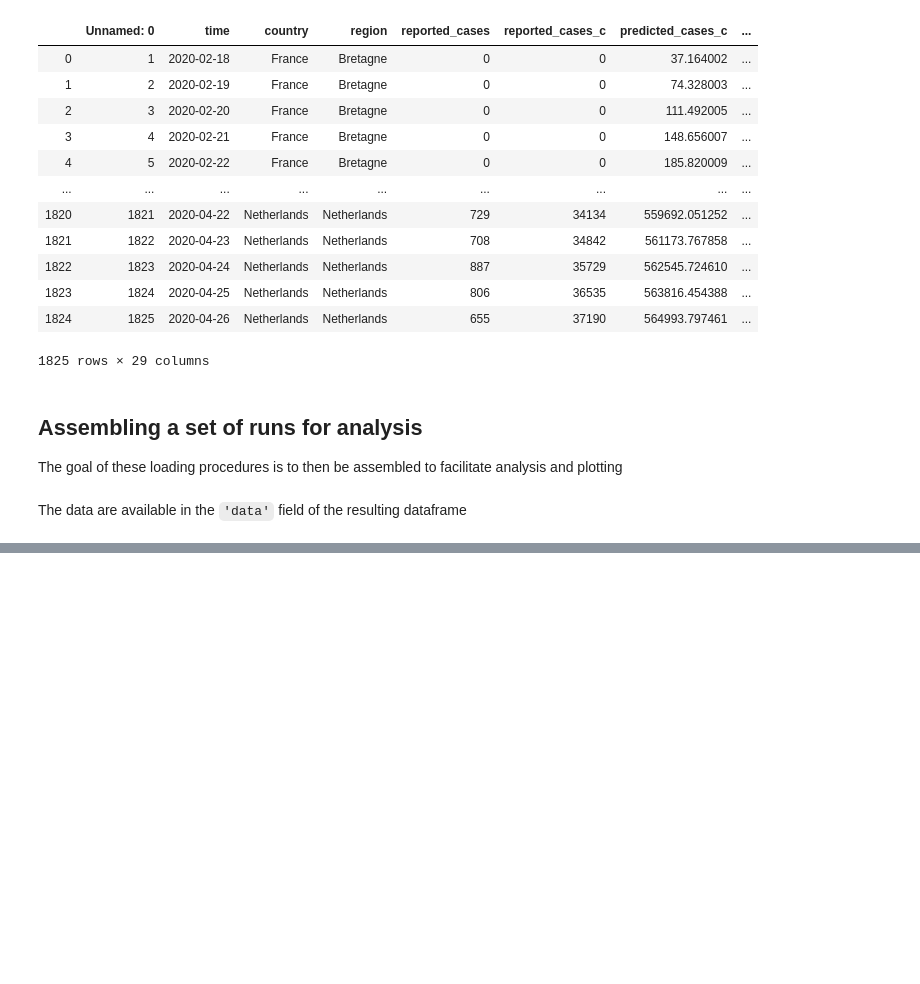
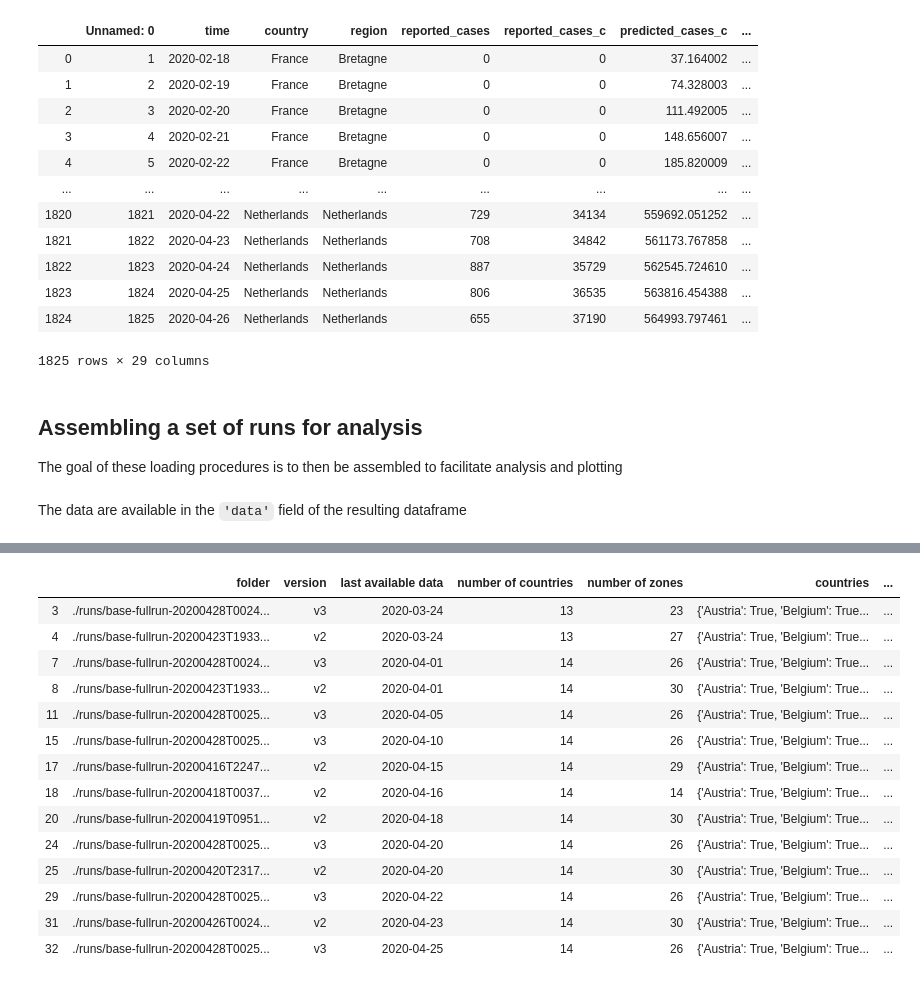
Before and after one commit to payoto/covid19model-fr-regions-results, a Jupyter notebook: data_load.ipynb, the cells around one changed output, grey strips where cells are left out. Saved outputs shown, nothing was run; the diff lists cells and outputs as text; code cells hidden in the pictures; blank space fills up the shorter version.

```diff
--- a/data_load.ipynb
+++ b/data_load.ipynb
@@ -126,0 +149,18 @@ The data are available in the `'data'` field of the resulting dataframe
+# %%
+analysis_set_france
+# %% [output]
+|  | folder | version | last available data | number of countries | number of zones | countries | ... |
+| 3 | ./runs/base-fullrun-20200428T0024... | v3 | 2020-03-24 | 13 | 23 | {'Austria': True, 'Belgium': True... | ... |
+| 4 | ./runs/base-fullrun-20200423T1933... | v2 | 2020-03-24 | 13 | 27 | {'Austria': True, 'Belgium': True... | ... |
+| 7 | ./runs/base-fullrun-20200428T0024... | v3 | 2020-04-01 | 14 | 26 | {'Austria': True, 'Belgium': True... | ... |
+| 8 | ./runs/base-fullrun-20200423T1933... | v2 | 2020-04-01 | 14 | 30 | {'Austria': True, 'Belgium': True... | ... |
+| 11 | ./runs/base-fullrun-20200428T0025... | v3 | 2020-04-05 | 14 | 26 | {'Austria': True, 'Belgium': True... | ... |
+| 15 | ./runs/base-fullrun-20200428T0025... | v3 | 2020-04-10 | 14 | 26 | {'Austria': True, 'Belgium': True... | ... |
+| 17 | ./runs/base-fullrun-20200416T2247... | v2 | 2020-04-15 | 14 | 29 | {'Austria': True, 'Belgium': True... | ... |
+| 18 | ./runs/base-fullrun-20200418T0037... | v2 | 2020-04-16 | 14 | 14 | {'Austria': True, 'Belgium': True... | ... |
+| 20 | ./runs/base-fullrun-20200419T0951... | v2 | 2020-04-18 | 14 | 30 | {'Austria': True, 'Belgium': True... | ... |
+| 24 | ./runs/base-fullrun-20200428T0025... | v3 | 2020-04-20 | 14 | 26 | {'Austria': True, 'Belgium': True... | ... |
+| 25 | ./runs/base-fullrun-20200420T2317... | v2 | 2020-04-20 | 14 | 30 | {'Austria': True, 'Belgium': True... | ... |
+| 29 | ./runs/base-fullrun-20200428T0025... | v3 | 2020-04-22 | 14 | 26 | {'Austria': True, 'Belgium': True... | ... |
+| 31 | ./runs/base-fullrun-20200426T0024... | v2 | 2020-04-23 | 14 | 30 | {'Austria': True, 'Belgium': True... | ... |
+| 32 | ./runs/base-fullrun-20200428T0025... | v3 | 2020-04-25 | 14 | 26 | {'Austria': True, 'Belgium': True... | ... |
```
Also changed, not shown: parts of 7 cells of this notebook, 2 other files.
